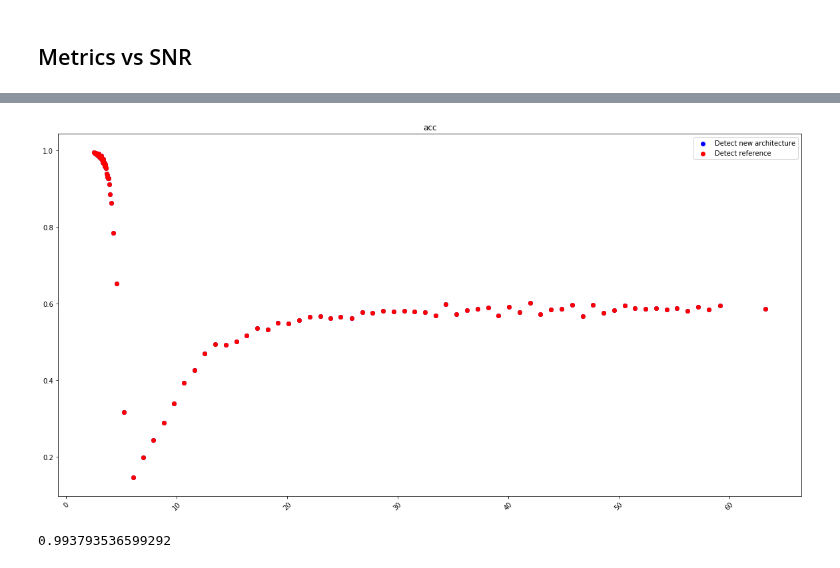
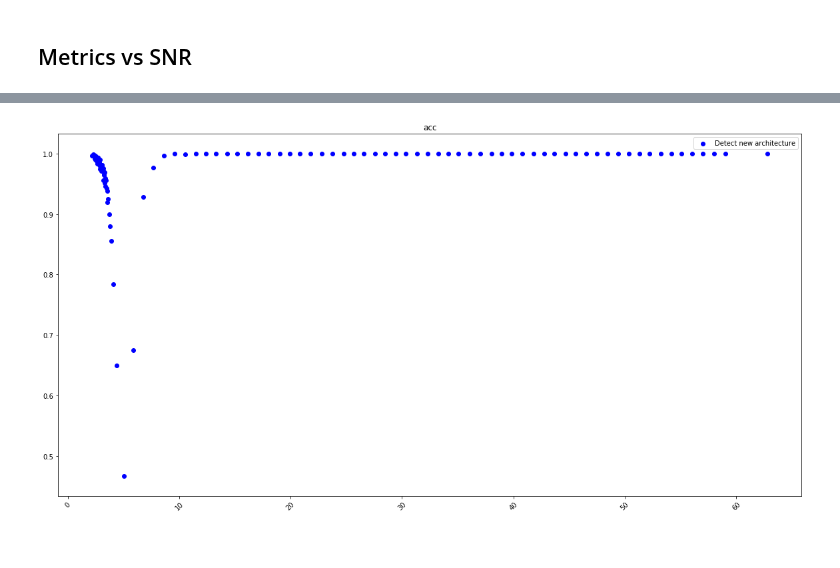
Before and after one commit to edublancas/yass-private, a Jupyter notebook: nnet/detector-evaluation.ipynb, the cells around one changed output, grey strips where cells are left out. Cells and saved outputs as stored; diff of their text form; code cells hidden in the pictures.

```diff
--- a/nnet/detector-evaluation.ipynb
+++ b/nnet/detector-evaluation.ipynb
@@ -132,0 +141,5 @@ templates.shape
+# %%
+min_amp = 2
+max_amp = 60
+n_clean_per_template = 200
+path_to_standarized = str(Path('~/data/retinal/default/preprocess/standarized.bin').expanduser())
@@ -133,12 +180,12 @@ templates.shape
 # %%
 dataset = Dataset.make(units_per_bin=0.5,
                        include_clean_data=False,
-                       templates=templates,
+                       templates=small.values,
                        min_amplitude=min_amp,
                        max_amplitude=max_amp,
-                       path_to_data=path_to_standarized,
                        n_per_template=n_clean_per_template,
-                       geom=CONFIG.geom,
+                       spatial_sig=spatial_sig,
+                       temporal_sig=temporal_sig,
                        make_from_templates=True,
                        make_spatially_misaligned=False,
                        make_temporally_misaligned=False,
@@ -173,6 +220,6 @@ model, model_ref
 (<yass.neuralnetwork.model_detector.NeuralNetDetector at 0x...>,
  <yass.neuralnetwork.model_detector.NeuralNetDetector at 0x...>)
 # %%
-preds = ['{:.2f}'.format(p) for p in np.squeeze(model.predict_proba(templates))]
+preds = ['{:.2f}'.format(p) for p in np.squeeze(model.predict_proba(small.values))]
 # preds = ['{:.2f}'.format(p) for p in np.squeeze(model.predict_proba(templates[:, :, :, np.newaxis]))]
 # %%
@@ -489,10 +528,10 @@ def plot_metric(metric, title):
                          'amplitude_group',
                          model.predict_classes if hasattr(model, 'predict_classes') else model.predict,
                          metric)
-    x_ref, y_ref = evaluate.compute_per_group(df,
-                         'amplitude_group',
-                         model_ref.predict_classes if hasattr(model_ref, 'predict_classes') else model_ref.predict,
-                         metric)
+#     x_ref, y_ref = evaluate.compute_per_group(df,
+#                          'amplitude_group',
+#                          model_ref.predict_classes if hasattr(model_ref, 'predict_classes') else model_ref.predict,
+#                          metric)
 
     min_ = np.min(x)
     max_ = np.max(x)
@@ -501,7 +540,7 @@ def plot_metric(metric, title):
     plt.figure(figsize=(20, 10))
 
     _ = plt.scatter(x, y, color='b', label='Detect new architecture')
-    _ = plt.scatter(x_ref, y_ref, color='r', label='Detect reference')
+#     _ = plt.scatter(x_ref, y_ref, color='r', label='Detect reference')
 
     # _ = plt.hlines(1.0, 2, max_, linestyles='dashed')
     # _ = plt.hlines(0.98, 2, max_, linestyles='dashed')
@@ -514,6 +553,6 @@ def plot_metric(metric, title):
     _ = plt.legend()
     _ = plt.xticks(rotation=45)
 # %%
-plot_metric(acc, 'acc')
+plot_metric(accuracy, 'acc')
 # %% [output]
-[figure, old version]
+[figure, new version]
@@ -530,4 +558,0 @@ preds = model.predict_classes(x_detect[:, :, :, np.newaxis])
-# %%
-(np.squeeze(preds) == y_detect).mean()
-# %% [output]
-0.993793536599292
```
Also changed, not shown: parts of 40 cells of this notebook, 2 other files.
